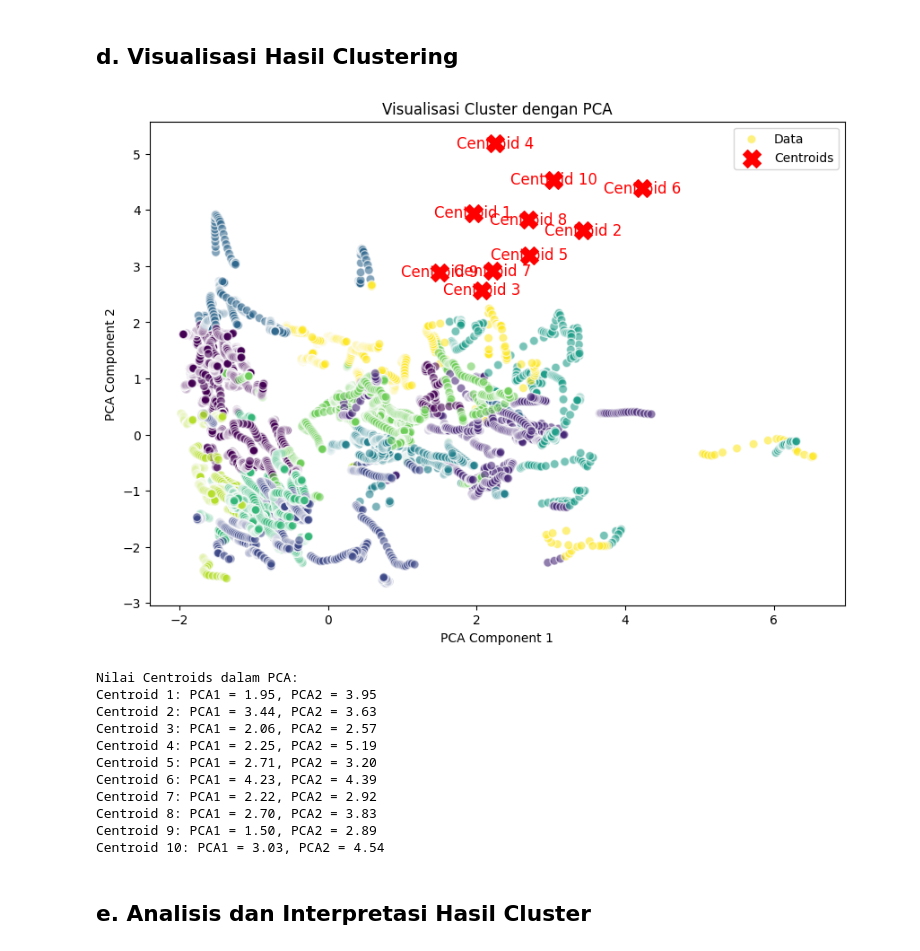
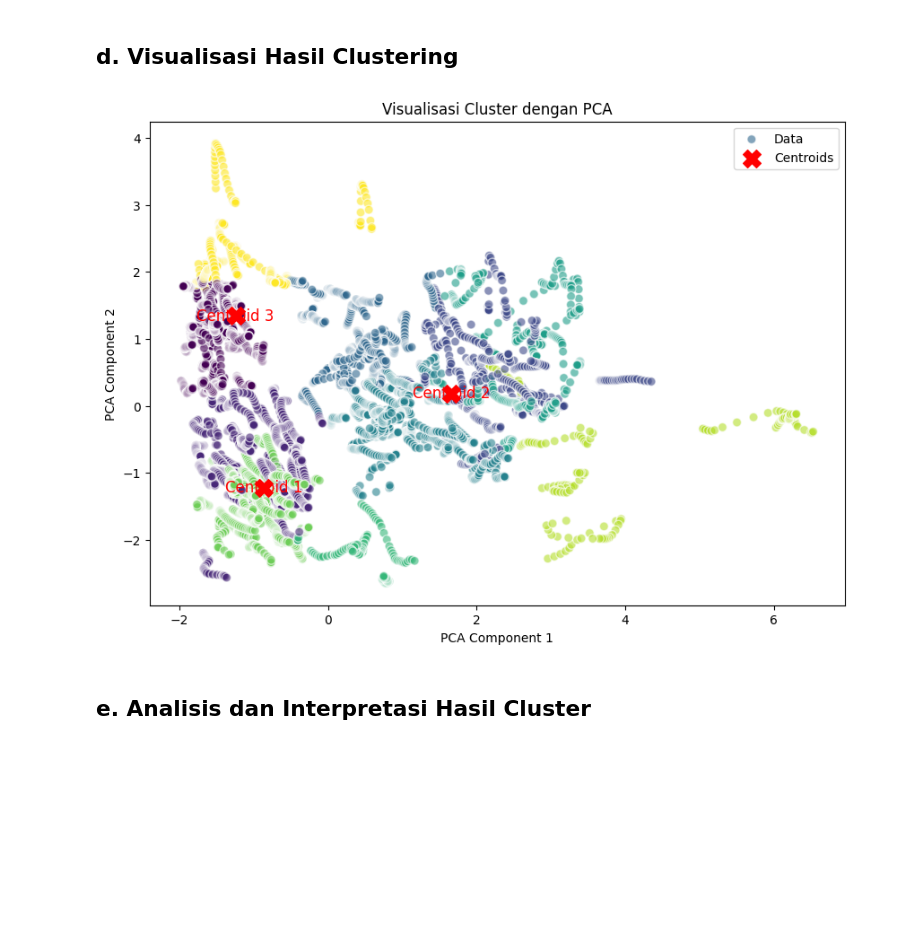
Before and after one commit to Nico-LeeNH/Machine-Learning_Proyek, a Jupyter notebook: Clustering.ipynb, the cells around one changed output. Cells and saved outputs as stored; diff of their text form; code cells hidden in the pictures; blank space fills up the shorter version.

Commit message:
fix: fix problem clustering

```diff
--- a/Clustering.ipynb
+++ b/Clustering.ipynb
@@ -357,21 +334,16 @@ Rata-rata Eating disorders (share of population) - Sex: Both - Age: Age-standard
 # %% [markdown]
 ## **b. Evaluasi Model Clustering**
 # %%
-
-features = ["Schizophrenia disorders (share of population) - Sex: Both - Age: Age-standardized", "Depressive disorders (share of population) - Sex: Both - Age: Age-standardized", "Anxiety disorders (share of population) - Sex: Both - Age: Age-standardized", "Bipolar disorders (share of population) - Sex: Both - Age: Age-standardized", "Eating disorders (share of population) - Sex: Both - Age: Age-standardized"]
-X = df[features]
-
-scaler = StandardScaler()
-X_scaled = scaler.fit_transform(X)
-
+# Evaluasi model dengan Elbow Method
 inertia = []
 K_range = range(1, 11)
 
 for k in K_range:
-    kmeans = KMeans(n_clusters=k, random_state=42, n_init=10)
-    kmeans.fit(X_scaled)
-    inertia.append(kmeans.inertia_)
+    temp_kmeans = KMeans(n_clusters=k, random_state=42, n_init=10)
+    temp_kmeans.fit(X_scaled)
+    inertia.append(temp_kmeans.inertia_)
 
+# Plot Elbow Method
 plt.figure(figsize=(8, 5))
 plt.plot(K_range, inertia, marker="o", linestyle="--", color="b")
 plt.xlabel("Number of Clusters (k)")
@@ -382,21 +354,24 @@ plt.show()
 # %% [output]
 [figure]
 # %%
-
 from sklearn.metrics import silhouette_score
 import numpy as np
 
+# Evaluasi dengan Silhouette Score
 silhouette_scores = []
 K_range = range(2, 11)
 
 for k in K_range:
-    kmeans = KMeans(n_clusters=k, random_state=42, n_init=10)
-    labels = kmeans.fit_predict(X)
-    score = silhouette_score(X, labels)
+    temp_kmeans = KMeans(n_clusters=k, random_state=42, n_init=10)  # Model sementara
+    labels = temp_kmeans.fit_predict(X_scaled)  # Gunakan X_scaled, bukan X asli
+    score = silhouette_score(X_scaled, labels)  # Hitung Silhouette Score
     silhouette_scores.append(score)
 
+# Menentukan jumlah cluster optimal berdasarkan skor tertinggi
 optimal_k = K_range[np.argmax(silhouette_scores)]
 print(f"Optimal number of clusters based on Silhouette Score: {optimal_k}")
+
+# **Penting**: Model utama tetap menggunakan k = 3, tidak berubah akibat evaluasi.
 # %% [output]
 Optimal number of clusters based on Silhouette Score: 3
 # %% [markdown]
@@ -404,42 +379,29 @@ Optimal number of clusters based on Silhouette Score: 3
 # %%
 from sklearn.decomposition import PCA
 
+# Reduksi Dimensi dengan PCA
 pca = PCA(n_components=2)
 X_pca = pca.fit_transform(X_scaled)
 
+# Transformasi centroid ke ruang PCA
 centroids_pca = pca.transform(kmeans.cluster_centers_)
 
+# Plot hasil clustering
 plt.figure(figsize=(10, 7))
 plt.scatter(X_pca[:, 0], X_pca[:, 1], c=labels, cmap='viridis', s=50, alpha=0.6, edgecolors='w', marker='o', label="Data")
-
 plt.scatter(centroids_pca[:, 0], centroids_pca[:, 1], c='red', s=200, marker='X', label='Centroids')
 
+# Tambahkan label centroid
 for i, centroid in enumerate(centroids_pca):
     plt.text(centroid[0], centroid[1], f'Centroid {i+1}', color='red', fontsize=12, ha='center', va='center')
 
 plt.title('Visualisasi Cluster dengan PCA')
 plt.xlabel('PCA Component 1')
 plt.ylabel('PCA Component 2')
 plt.legend()
-
 plt.show()
-
-print("Nilai Centroids dalam PCA:")
-for i, centroid in enumerate(centroids_pca):
-    print(f"Centroid {i+1}: PCA1 = {centroid[0]:.2f}, PCA2 = {centroid[1]:.2f}")
 # %% [output]
-[figure, old version]
+[figure, new version]
-Nilai Centroids dalam PCA:
-Centroid 1: PCA1 = 1.95, PCA2 = 3.95
-Centroid 2: PCA1 = 3.44, PCA2 = 3.63
-Centroid 3: PCA1 = 2.06, PCA2 = 2.57
-Centroid 4: PCA1 = 2.25, PCA2 = 5.19
-Centroid 5: PCA1 = 2.71, PCA2 = 3.20
-Centroid 6: PCA1 = 4.23, PCA2 = 4.39
-Centroid 7: PCA1 = 2.22, PCA2 = 2.92
-Centroid 8: PCA1 = 2.70, PCA2 = 3.83
-Centroid 9: PCA1 = 1.50, PCA2 = 2.89
-Centroid 10: PCA1 = 3.03, PCA2 = 4.54
 # %% [markdown]
 ## **e. Analisis dan Interpretasi Hasil Cluster**
 # %% [markdown]
```
Also changed, not shown: parts of 10 cells of this notebook, 1 other file.
